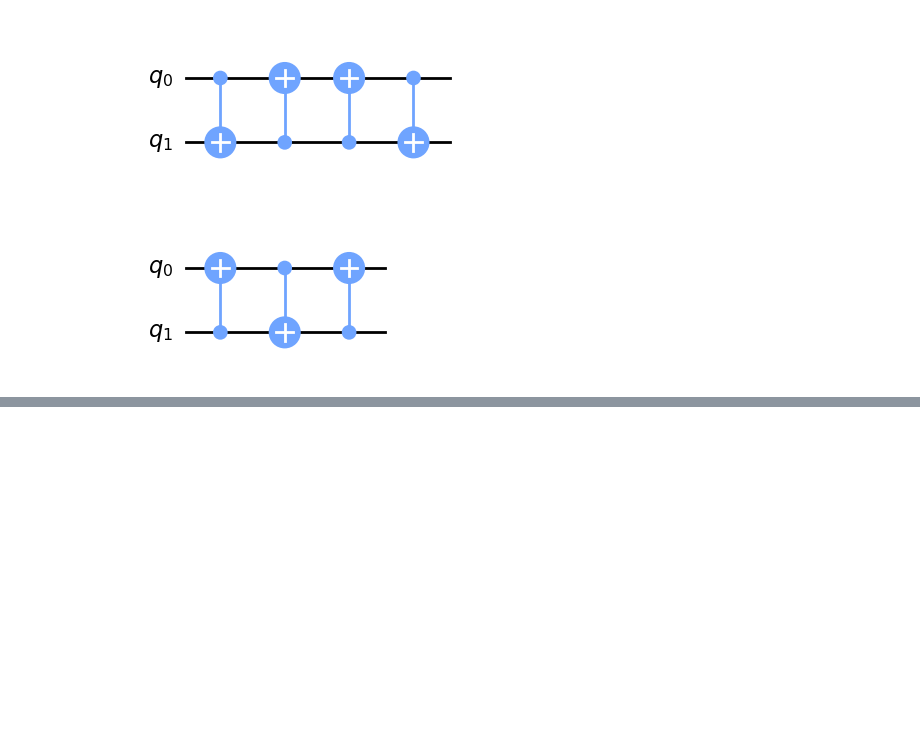
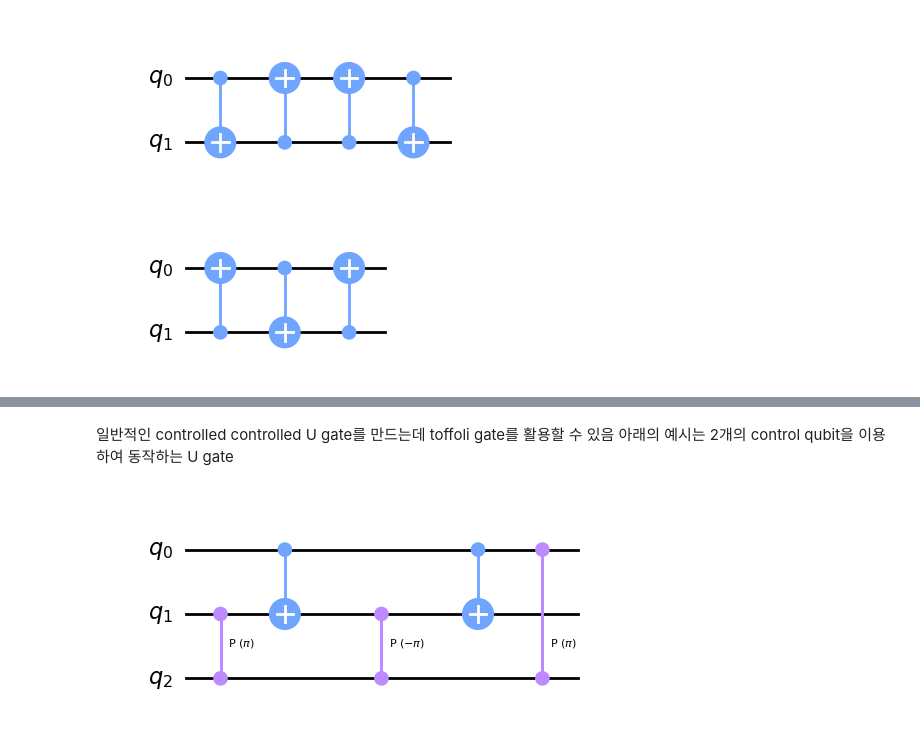
Before and after one commit to WisdomerLee/QuantumCircuit, a Jupyter notebook: SingleQubitGate/CircuitIdentities.ipynb, the cells around one changed output, grey strips where cells are left out. Cells and saved outputs as stored; diff of their text form; code cells hidden in the pictures; blank space fills up the shorter version.

```diff
--- a/SingleQubitGate/CircuitIdentities.ipynb
+++ b/SingleQubitGate/CircuitIdentities.ipynb
@@ -80,0 +131,16 @@ qc.draw(output='mpl')
+# %% [markdown]
+일반적인 controlled controlled U gate를 만드는데 toffoli gate를 활용할 수 있음
+아래의 예시는 2개의 control qubit을 이용하여 동작하는 U gate
+# %%
+qc = QuantumCircuit(3)
+#V gate
+qc.cp(theta, b, t)
+qc.cx(a,b)
+#Vdagger gate
+qc.cp(-theta, b, t)
+qc.cx(a,b)
+#V gate
+qc.cp(theta, a, t)
+qc.draw(output='mpl')
+# %% [output]
+[figure, added]
```
Also changed, not shown: parts of 18 cells of this notebook.
